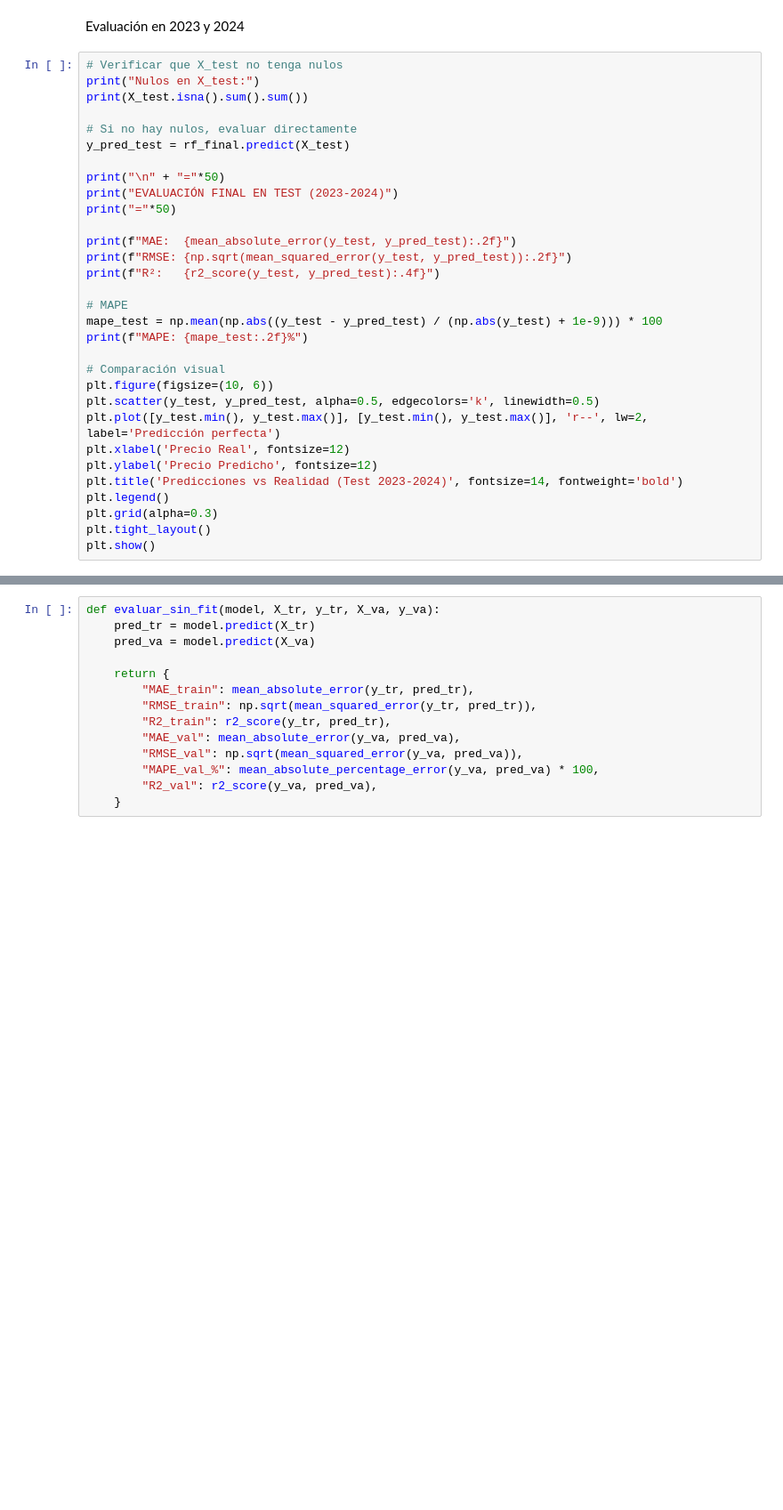
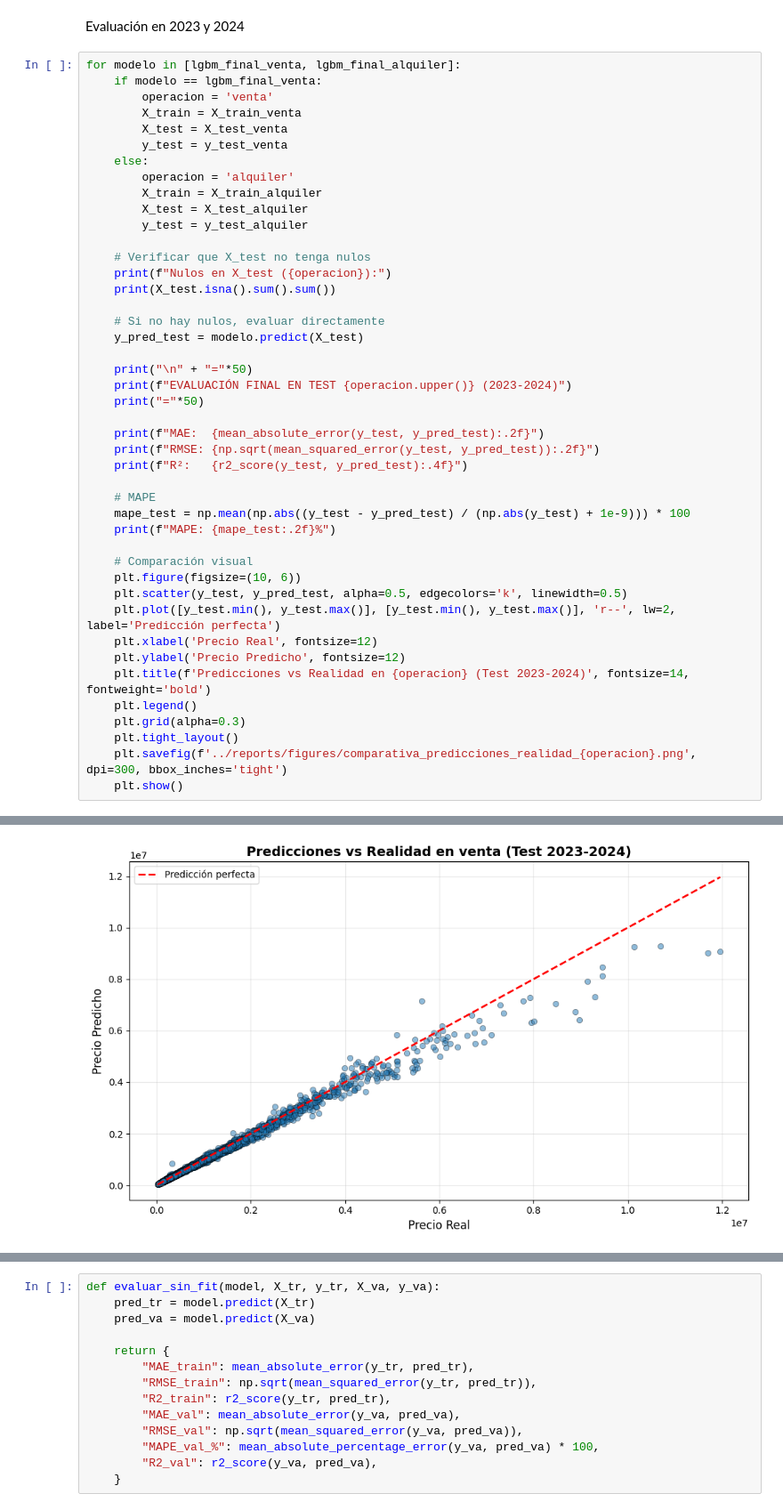
Before and after one commit to JorgeGM8/TFM_Data_Science, a Jupyter notebook: notebooks/preprocesamiento_modelado.ipynb, the cells around one changed output, grey strips where cells are left out. Shown at 89% size. Drawn from its saved outputs; the diff is of its cells as text; blank space fills up the shorter version.

```diff
--- a/notebooks/preprocesamiento_modelado.ipynb
+++ b/notebooks/preprocesamiento_modelado.ipynb
@@ -885,33 +904,47 @@ plt.show()
 # %% [markdown]
 Evaluación en 2023 y 2024
 # %%
-# Verificar que X_test no tenga nulos
-print("Nulos en X_test:")
-print(X_test.isna().sum().sum())
+for modelo in [lgbm_final_venta, lgbm_final_alquiler]:
+    if modelo == lgbm_final_venta:
+        operacion = 'venta'
+        X_train = X_train_venta
+        X_test = X_test_venta
+        y_test = y_test_venta
+    else:
+        operacion = 'alquiler'
+        X_train = X_train_alquiler
+        X_test = X_test_alquiler
+        y_test = y_test_alquiler
 
-# Si no hay nulos, evaluar directamente
-y_pred_test = rf_final.predict(X_test)
+    # Verificar que X_test no tenga nulos
+    print(f"Nulos en X_test ({operacion}):")
+    print(X_test.isna().sum().sum())
 
-print("\n" + "="*50)
-print("EVALUACIÓN FINAL EN TEST (2023-2024)")
-print("="*50)
+    # Si no hay nulos, evaluar directamente
+    y_pred_test = modelo.predict(X_test)
 
-print(f"MAE:  {mean_absolute_error(y_test, y_pred_test):.2f}")
-print(f"RMSE: {np.sqrt(mean_squared_error(y_test, y_pred_test)):.2f}")
-print(f"R²:   {r2_score(y_test, y_pred_test):.4f}")
+    print("\n" + "="*50)
+    print(f"EVALUACIÓN FINAL EN TEST {operacion.upper()} (2023-2024)")
+    print("="*50)
 
-# MAPE
-mape_test = np.mean(np.abs((y_test - y_pred_test) / (np.abs(y_test) + 1e-9))) * 100
-print(f"MAPE: {mape_test:.2f}%")
+    print(f"MAE:  {mean_absolute_error(y_test, y_pred_test):.2f}")
+    print(f"RMSE: {np.sqrt(mean_squared_error(y_test, y_pred_test)):.2f}")
+    print(f"R²:   {r2_score(y_test, y_pred_test):.4f}")
 
-# Comparación visual
-plt.figure(figsize=(10, 6))
-plt.scatter(y_test, y_pred_test, alpha=0.5, edgecolors='k', linewidth=0.5)
-plt.plot([y_test.min(), y_test.max()], [y_test.min(), y_test.max()], 'r--', lw=2, label='Predicción perfecta')
-plt.xlabel('Precio Real', fontsize=12)
-plt.ylabel('Precio Predicho', fontsize=12)
-plt.title('Predicciones vs Realidad (Test 2023-2024)', fontsize=14, fontweight='bold')
-plt.legend()
-plt.grid(alpha=0.3)
-plt.tight_layout()
-plt.show()
+    # MAPE
+    mape_test = np.mean(np.abs((y_test - y_pred_test) / (np.abs(y_test) + 1e-9))) * 100
+    print(f"MAPE: {mape_test:.2f}%")
+
+    # Comparación visual
+    plt.figure(figsize=(10, 6))
+    plt.scatter(y_test, y_pred_test, alpha=0.5, edgecolors='k', linewidth=0.5)
+    plt.plot([y_test.min(), y_test.max()], [y_test.min(), y_test.max()], 'r--', lw=2, label='Predicción perfecta')
+    plt.xlabel('Precio Real', fontsize=12)
+    plt.ylabel('Precio Predicho', fontsize=12)
+    plt.title(f'Predicciones vs Realidad en {operacion} (Test 2023-2024)', fontsize=14, fontweight='bold')
+    plt.legend()
+    plt.grid(alpha=0.3)
+    plt.tight_layout()
+    plt.savefig(f'../reports/figures/comparativa_predicciones_realidad_{operacion}.png', dpi=300, bbox_inches='tight')
+    plt.show()
+# %% [output]
@@ -917,0 +961 @@ plt.show()
+[figure, added]
```
Also changed, not shown: parts of 11 cells of this notebook, 6 other files.
